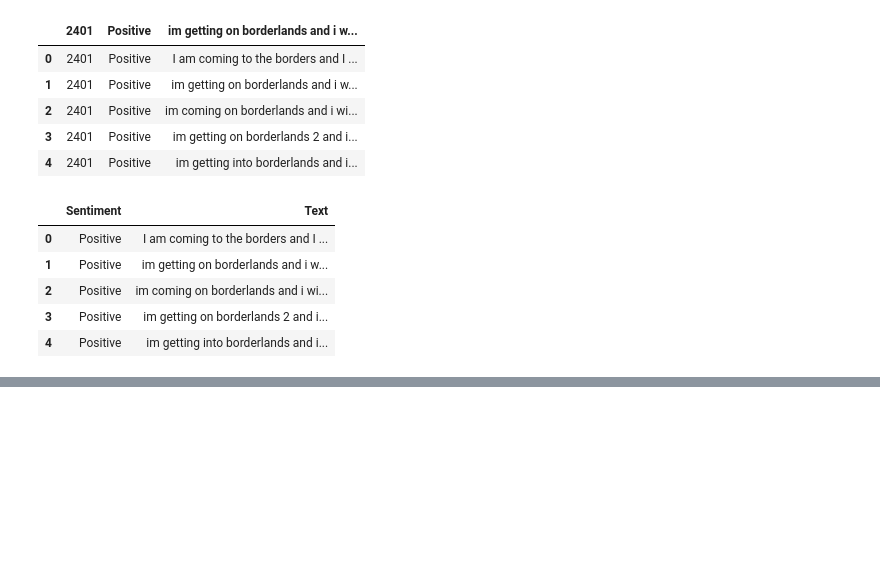
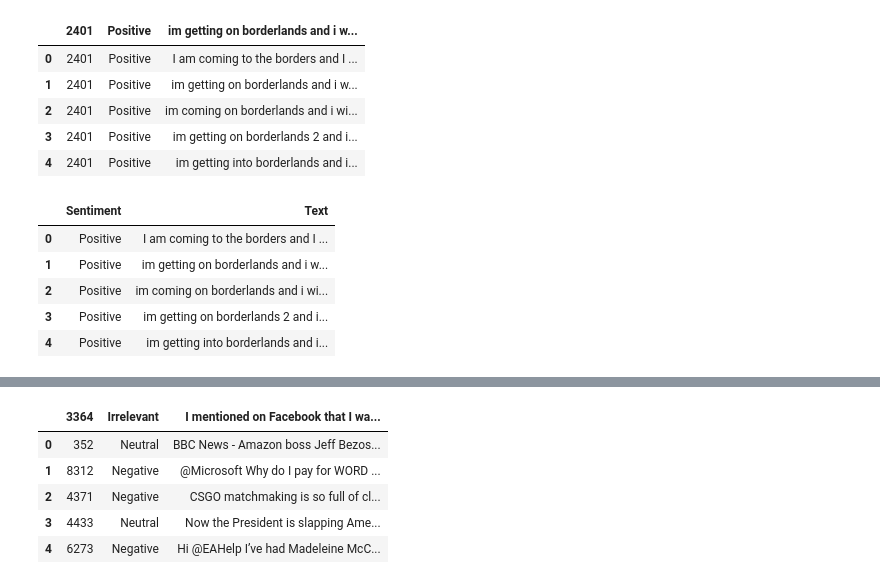
Before and after one commit to SilahicAmil/NLP, a Jupyter notebook: More_Tweet_Sentiment_Analysis.ipynb, the cells around one changed output, grey strips where cells are left out. Saved outputs shown, nothing was run; the diff lists cells and outputs as text; code cells hidden in the pictures; blank space fills up the shorter version.

```diff
--- a/More_Tweet_Sentiment_Analysis.ipynb
+++ b/More_Tweet_Sentiment_Analysis.ipynb
@@ -92,0 +134,11 @@ train_df.head()
+# %%
+val_df = val_df.drop("Facebook", axis=1)
+# %%
+val_df.head()
+# %% [output]
+|  | 3364 | Irrelevant | I mentioned on Facebook that I wa... |
+| 0 | 352 | Neutral | BBC News - Amazon boss Jeff Bezos... |
+| 1 | 8312 | Negative | @Microsoft Why do I pay for WORD ... |
+| 2 | 4371 | Negative | CSGO matchmaking is so full of cl... |
+| 3 | 4433 | Neutral | Now the President is slapping Ame... |
+| 4 | 6273 | Negative | Hi @EAHelp I’ve had Madeleine McC... |
```
Also changed, not shown: parts of 22 cells of this notebook.
